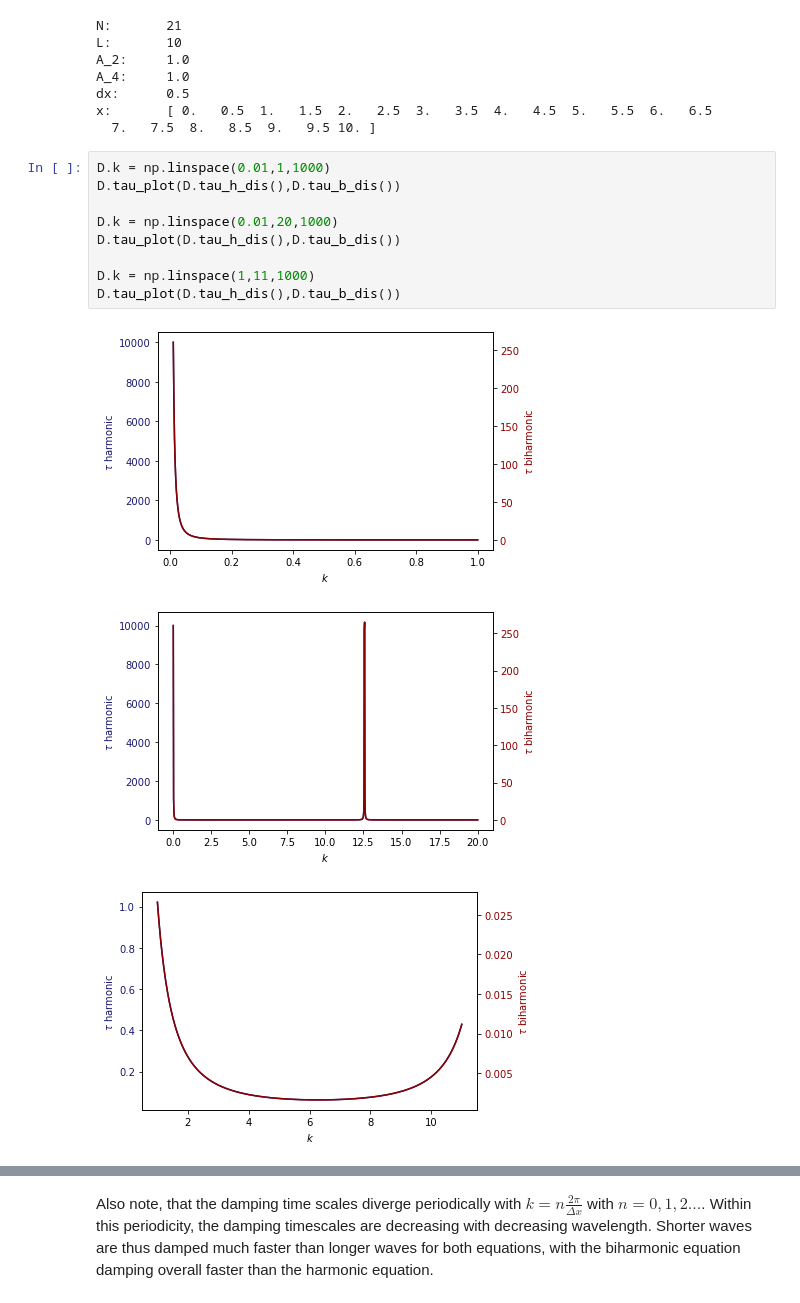
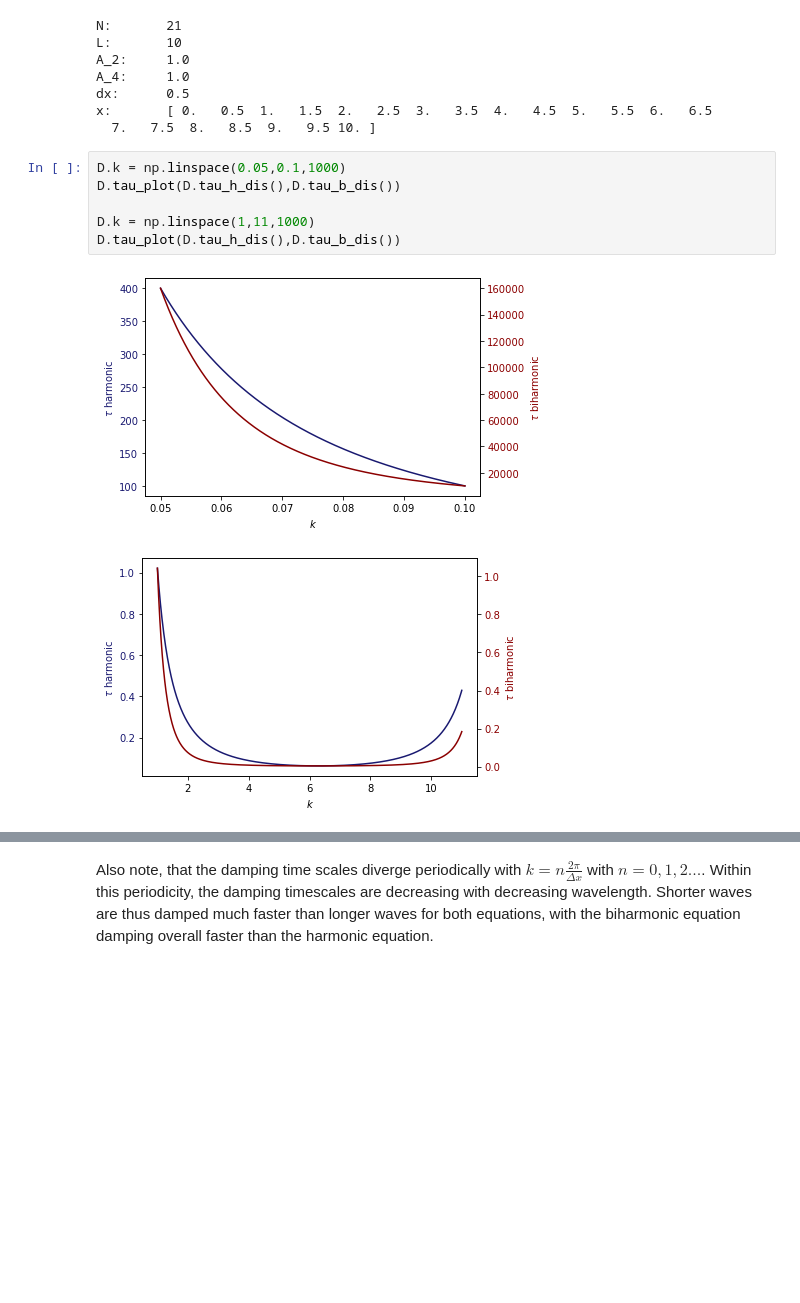
Before and after one commit to vopikamm/climNUM, a Jupyter notebook: Exercise_02a_Scale-Selective_Damping.ipynb, the cells around one changed output, grey strips where cells are left out. Saved outputs shown, nothing was run; the diff lists cells and outputs as text; blank space fills up the shorter version.

```diff
--- a/Exercise_02a_Scale-Selective_Damping.ipynb
+++ b/Exercise_02a_Scale-Selective_Damping.ipynb
@@ -130,15 +126,11 @@ dx:      0.5
 x:       [ 0.   0.5  1.   1.5  2.   2.5  3.   3.5  4.   4.5  5.   5.5  6.   6.5
   7.   7.5  8.   8.5  9.   9.5 10. ]
 # %%
-D.k = np.linspace(0.01,1,1000)
-D.tau_plot(D.tau_h_dis(),D.tau_b_dis())
-
-D.k = np.linspace(0.01,20,1000)
+D.k = np.linspace(0.05,0.1,1000)
 D.tau_plot(D.tau_h_dis(),D.tau_b_dis())
 
 D.k = np.linspace(1,11,1000)
 D.tau_plot(D.tau_h_dis(),D.tau_b_dis())
 # %% [output]
-[figure, old version]
+[figure, new version]
-[figure, old version]
+[figure, new version]
-[figure, removed]
```
Also changed, not shown: parts of 7 cells of this notebook.
